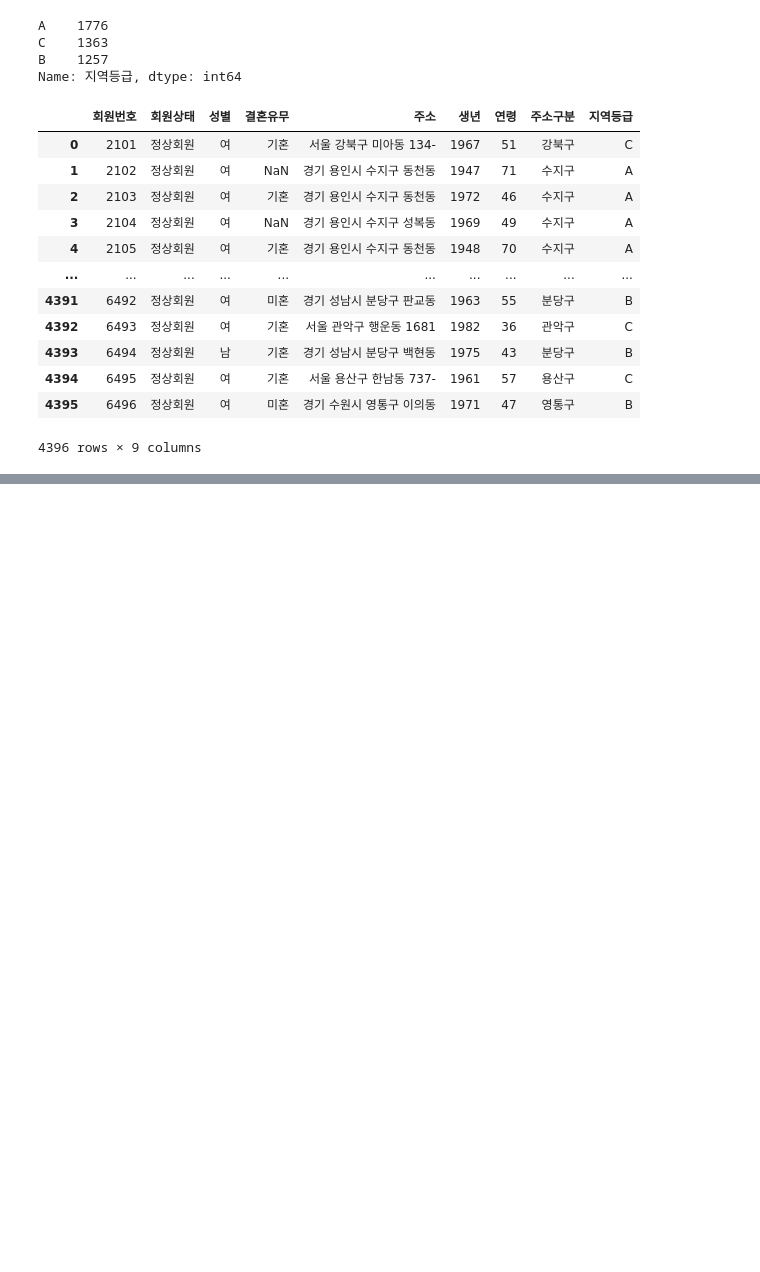
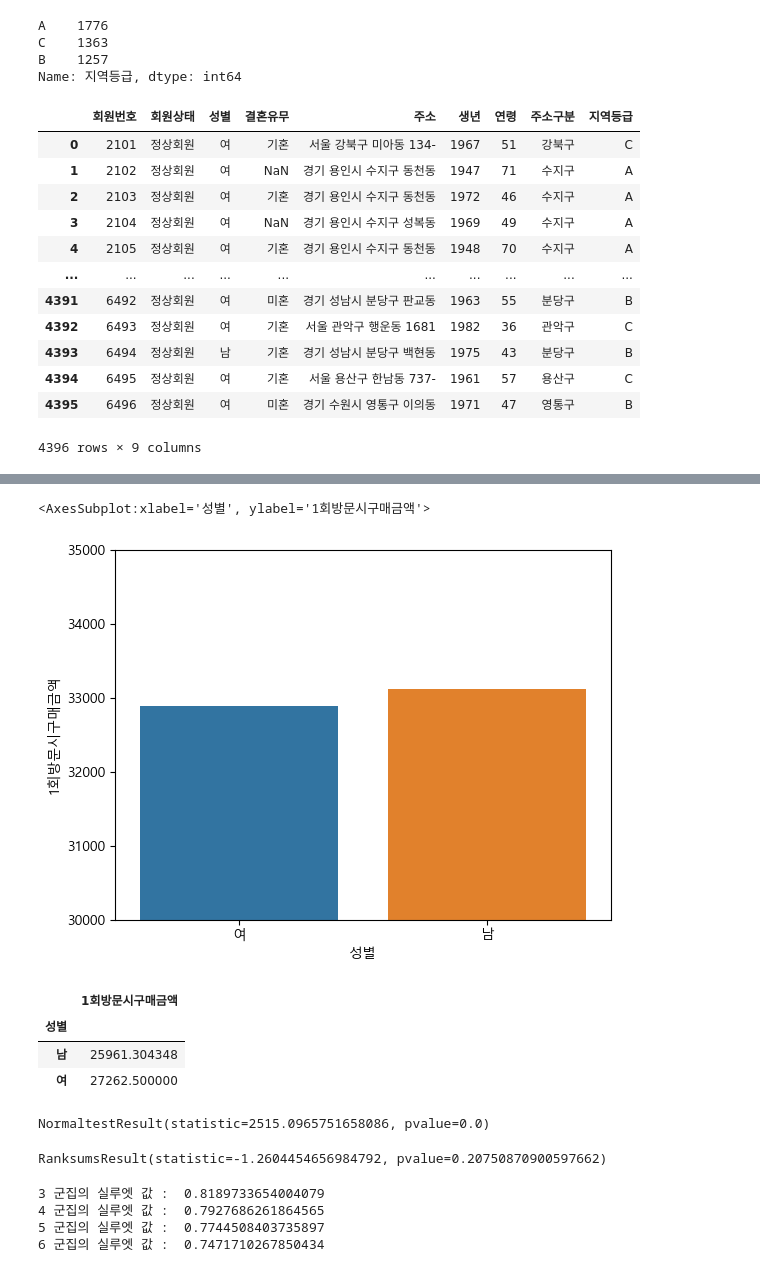
Before and after one commit to sangbum-hub/ML_lec, a Jupyter notebook: day08.ipynb, the cells around one changed output, grey strips where cells are left out. Cells and saved outputs as stored; diff of their text form; code cells hidden in the pictures; blank space fills up the shorter version.

```diff
--- a/day08.ipynb
+++ b/day08.ipynb
@@ -1377,3 +1337,15 @@ df_member
 | 4394 | 6495 | 정상회원 | 여 | 기혼 | 서울 용산구 한남동 737- | 1961 | 57 | 용산구 | C |
 | 4395 | 6496 | 정상회원 | 여 | 미혼 | 경기 수원시 영통구 이의동 | 1971 | 47 | 영통구 | B |
 4396 rows × 9 columns
+# %%
+# 5) '연령'데이터를 이용하여
+# 25세 미만은 '20대초반' / 25세이상 ~ 40세 미만을 '30대' / 40세 이상 55세 미만을 '40대' / 55세 이상은 '50대이상'으로 구분하시오.
+cond1 = (df1['연령']>= 55)
+cond2 = (df1['연령']>= 40)
+cond3 = (df1['연령']>= 25)
+
+df1['연령구분']='20대초반'
+df1.loc[cond3,'연령구분']='30대'
+df1.loc[cond2,'연령구분']='40대'
+df1.loc[cond1,'연령구분']='50대이상'
+df1['연령구분'].value_counts()
@@ -1379,0 +1358,20 @@ df_member
+# %%
+# 6) df_product 데이터를 이용해 회원 별 '물품대분류'의 구매수량 비율을 각 항목별로 계산하여,
+# df1데이터에 병합하시오 (index -> 회원번호 / columns -> 물품대분류 / value -> 한명의 회원이 해당 품목을 구매한 비율)
+
+df_product['물품대분류'].value_counts()
+p1 = df_product.pivot_table(index='회원번호', values='구매수량'
+                            , columns='물품대분류', aggfunc='sum'
+                            , margins=True, fill_value=0)  # margin 합계를 구할 때 사용, fill_value 비어있는 값을 대체
+
+p1_category_list = p1.columns.tolist()[:-1]
+for i in p1_category_list :
+    p1[i+'(%)'] = p1[i] / p1['All']
+
+p1
+# %%
+p2 = p1[p1.columns.tolist()[18:]].reset_index().iloc[:-1]
+p2['회원번호(float)'] = p2['회원번호'].astype(float)
+# %%
+df1_m = pd.merge(df1, p2, left_on='회원번호', right_on='회원번호(float)', how='left')
+df1_m.head()
@@ -1379,0 +1386,36 @@ df_member
+# %%
+# 7) '성별'에 따라 '1회방문시구매금액'의 평균의 차이가 있는지 시각화 및 검정하시오.
+plt.ylim([30000, 35000])
+sns.barplot(data=df1_m, x='성별', y='1회방문시구매금액', ci=None)
+# %% [output]
+<AxesSubplot:xlabel='성별', ylabel='1회방문시구매금액'>
+[figure, added]
+# %%
+df1_m.pivot_table(index='성별', values='1회방문시구매금액', aggfunc='median')
+# %% [output]
+|  | 1회방문시구매금액 |
+| 성별 |  |
+| 남 | 25961.304348 |
+| 여 | 27262.500000 |
+# %%
+# 7-1) '1회방문시구매금액' 데이터 분포가 정규분포를 따르는가?
+# 귀무가설 : '1회방문시구매금액' 데이터는 정규성을 따른다.
+# 대립가설 : '1회방문시구매금액' 데이터는 정규성을 따르지 않는다.
+stats.normaltest(df1_m['1회방문시구매금액'].dropna())
+# p.value < 0.05 / 대립가설 참 / 비정규
+# %% [output]
+NormaltestResult(statistic=2515.0965751658086, pvalue=0.0)
+# %%
+# 7-2) 정규분포를 따르지 않는 데이터에서, 성별에 따른 1회방문시구매금액의 평균의 차이?
+# 귀무 : 집단 간 평균의 차이가 있다.
+# 대립 : 집단 간 평균의 차이가 없다.
+
+df1_m1 = df1_m[['성별', '1회방문시구매금액']].dropna()
+
+df1_man = df1_m1.loc[(df1_m1['성별']=='남')]
+df1_woman = df1_m1.loc[(df1_m1['성별']=='여')]
+
+stats.ranksums(df1_man['1회방문시구매금액'], df1_woman['1회방문시구매금액'])
+# p.value > 0.05 / 귀무가설 참 /집단 간 평균의 차이가 없다
+# %% [output]
+RanksumsResult(statistic=-1.2604454656984792, pvalue=0.20750870900597662)
@@ -1379,0 +1429,11 @@ df_member
+# %%
+for i in [3,4,5,6] :
+    cluster = KMeans(n_clusters=i)
+    cluster.fit(df1_clean)
+    cluster_pred = cluster.fit_predict(df1_clean)
+    print(i, '군집의 실루엣 값 : ', silhouette_score(df1_clean, cluster_pred))
+# %% [output]
+3 군집의 실루엣 값 :  0.8189733654004079
+4 군집의 실루엣 값 :  0.7927686261864565
+5 군집의 실루엣 값 :  0.7744508403735897
+6 군집의 실루엣 값 :  0.7471710267850434
```
Also changed, not shown: parts of 27 cells of this notebook, 5 other files.
